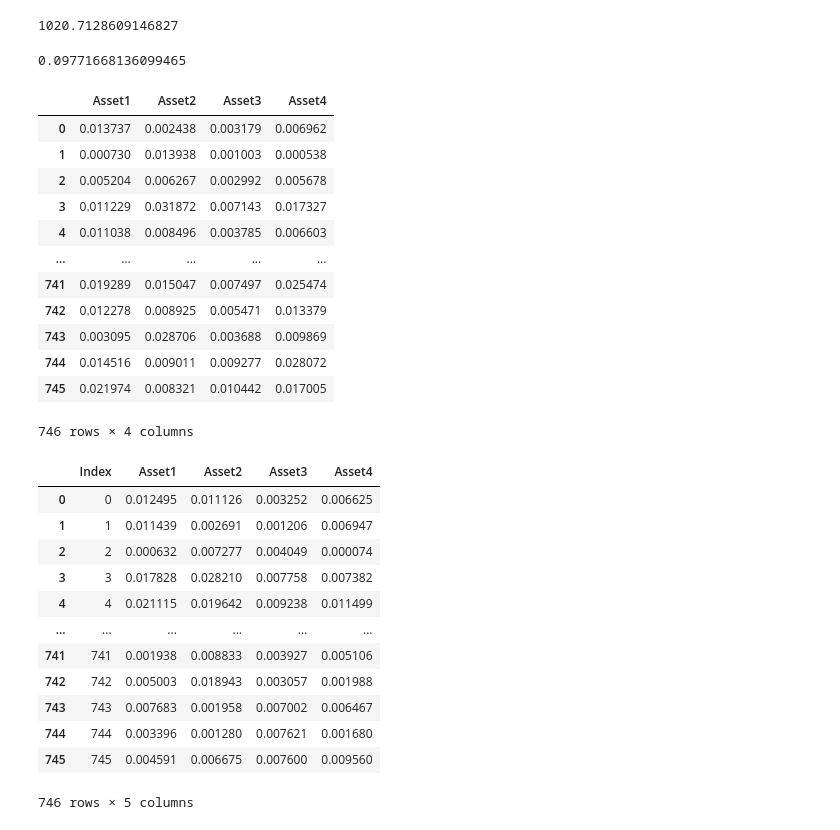
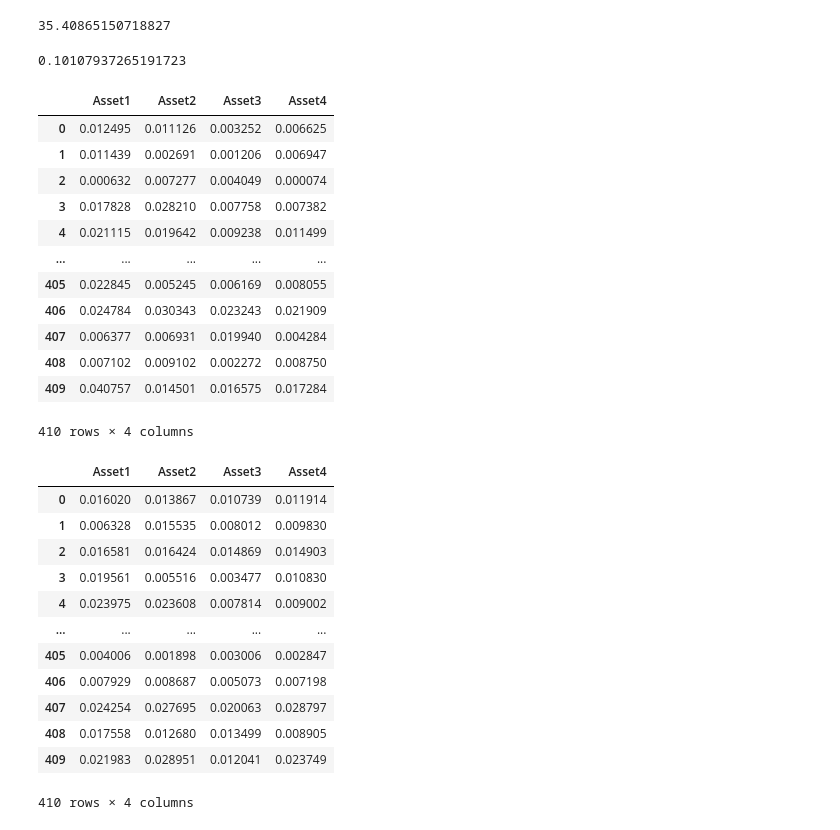
Before and after one commit to Tristan-Amadei/GenAI, a Jupyter notebook: GAN.ipynb, the cells around one changed output. Cells and saved outputs as stored; diff of their text form; code cells hidden in the pictures.

```diff
--- a/GAN.ipynb
+++ b/GAN.ipynb
@@ -53,7 +53,7 @@ class Generator(nn.Module):
     def __init__(self, input_size, output_size):
         super(Generator, self).__init__()
         self.model = nn.Sequential(
-            nn.Linear(input_size, 38),
+            nn.Linear(input_size, 42),
             nn.ReLU(),
             # nn.Linear(64, 32),
             # nn.ReLU(),
@@ -62,7 +62,7 @@ class Generator(nn.Module):
             # nn.Linear(256, output_size),
             # nn.Linear(input_size, 10),
             # nn.ReLU(),
-            nn.Linear(38, output_size),
+            nn.Linear(42, output_size),
             nn.Sigmoid()
         )
 
@@ -205,7 +205,7 @@ generator.eval()
 
 # Generate new samples
 # num_samples = len(test_data) # Adjust as needed
-num_samples = len(df) # Adjust as needed
+num_samples = 410 # Adjust as needed
 
 
 # desired_mean = torch.mean(test_data[:, 0])
@@ -287,42 +291,42 @@ for i, feature in enumerate(["Asset1", "Asset2", "Asset3", "Asset4"]):
 # %%
-anderson_darling(df.values, generated_df.values)
+anderson_darling(plot_test_data[["Asset1", "Asset2", "Asset3", "Asset4"]].values, generated_df.values)
 # %% [output]
-1020.7128609146827
+35.40865150718827
 # %%
-kendall_error(df.values, generated_df.values)
+kendall_error(plot_test_data[["Asset1", "Asset2", "Asset3", "Asset4"]].values, generated_df.values)
 # %% [output]
-0.09771668136099465
+0.10107937265191723
 # %%
-generated_df
+plot_test_data[["Asset1", "Asset2", "Asset3", "Asset4"]]
 # %% [output]
 |  | Asset1 | Asset2 | Asset3 | Asset4 |
-| 0 | 0.013737 | 0.002438 | 0.003179 | 0.006962 |
-| 1 | 0.000730 | 0.013938 | 0.001003 | 0.000538 |
-| 2 | 0.005204 | 0.006267 | 0.002992 | 0.005678 |
-| 3 | 0.011229 | 0.031872 | 0.007143 | 0.017327 |
-| 4 | 0.011038 | 0.008496 | 0.003785 | 0.006603 |
+| 0 | 0.012495 | 0.011126 | 0.003252 | 0.006625 |
+| 1 | 0.011439 | 0.002691 | 0.001206 | 0.006947 |
+| 2 | 0.000632 | 0.007277 | 0.004049 | 0.000074 |
+| 3 | 0.017828 | 0.028210 | 0.007758 | 0.007382 |
+| 4 | 0.021115 | 0.019642 | 0.009238 | 0.011499 |
 | ... | ... | ... | ... | ... |
-| 741 | 0.019289 | 0.015047 | 0.007497 | 0.025474 |
-| 742 | 0.012278 | 0.008925 | 0.005471 | 0.013379 |
-| 743 | 0.003095 | 0.028706 | 0.003688 | 0.009869 |
-| 744 | 0.014516 | 0.009011 | 0.009277 | 0.028072 |
-| 745 | 0.021974 | 0.008321 | 0.010442 | 0.017005 |
+| 405 | 0.022845 | 0.005245 | 0.006169 | 0.008055 |
+| 406 | 0.024784 | 0.030343 | 0.023243 | 0.021909 |
+| 407 | 0.006377 | 0.006931 | 0.019940 | 0.004284 |
+| 408 | 0.007102 | 0.009102 | 0.002272 | 0.008750 |
+| 409 | 0.040757 | 0.014501 | 0.016575 | 0.017284 |
-746 rows × 4 columns
+410 rows × 4 columns
 # %%
-plot_test_data
+generated_df
 # %% [output]
-|  | Index | Asset1 | Asset2 | Asset3 | Asset4 |
-| 0 | 0 | 0.012495 | 0.011126 | 0.003252 | 0.006625 |
-| 1 | 1 | 0.011439 | 0.002691 | 0.001206 | 0.006947 |
-| 2 | 2 | 0.000632 | 0.007277 | 0.004049 | 0.000074 |
-| 3 | 3 | 0.017828 | 0.028210 | 0.007758 | 0.007382 |
-| 4 | 4 | 0.021115 | 0.019642 | 0.009238 | 0.011499 |
-| ... | ... | ... | ... | ... | ... |
-| 741 | 741 | 0.001938 | 0.008833 | 0.003927 | 0.005106 |
-| 742 | 742 | 0.005003 | 0.018943 | 0.003057 | 0.001988 |
-| 743 | 743 | 0.007683 | 0.001958 | 0.007002 | 0.006467 |
-| 744 | 744 | 0.003396 | 0.001280 | 0.007621 | 0.001680 |
-| 745 | 745 | 0.004591 | 0.006675 | 0.007600 | 0.009560 |
+|  | Asset1 | Asset2 | Asset3 | Asset4 |
+| 0 | 0.016020 | 0.013867 | 0.010739 | 0.011914 |
+| 1 | 0.006328 | 0.015535 | 0.008012 | 0.009830 |
+| 2 | 0.016581 | 0.016424 | 0.014869 | 0.014903 |
+| 3 | 0.019561 | 0.005516 | 0.003477 | 0.010830 |
+| 4 | 0.023975 | 0.023608 | 0.007814 | 0.009002 |
+| ... | ... | ... | ... | ... |
+| 405 | 0.004006 | 0.001898 | 0.003006 | 0.002847 |
+| 406 | 0.007929 | 0.008687 | 0.005073 | 0.007198 |
+| 407 | 0.024254 | 0.027695 | 0.020063 | 0.028797 |
+| 408 | 0.017558 | 0.012680 | 0.013499 | 0.008905 |
+| 409 | 0.021983 | 0.028951 | 0.012041 | 0.023749 |
-746 rows × 5 columns
+410 rows × 4 columns
 # %%
 # Save DataFrame to CSV file
```
Also changed, not shown: parts of 6 cells of this notebook, 18 other files.
